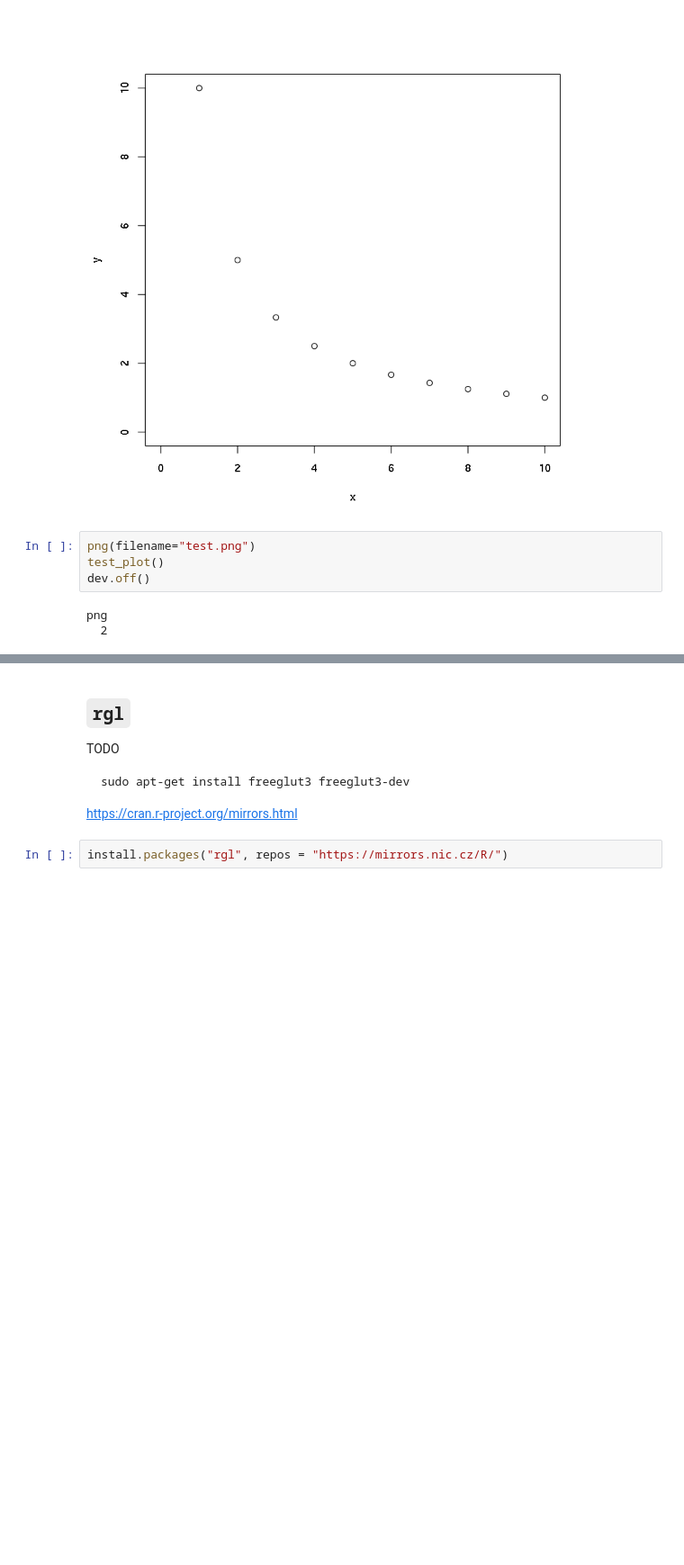
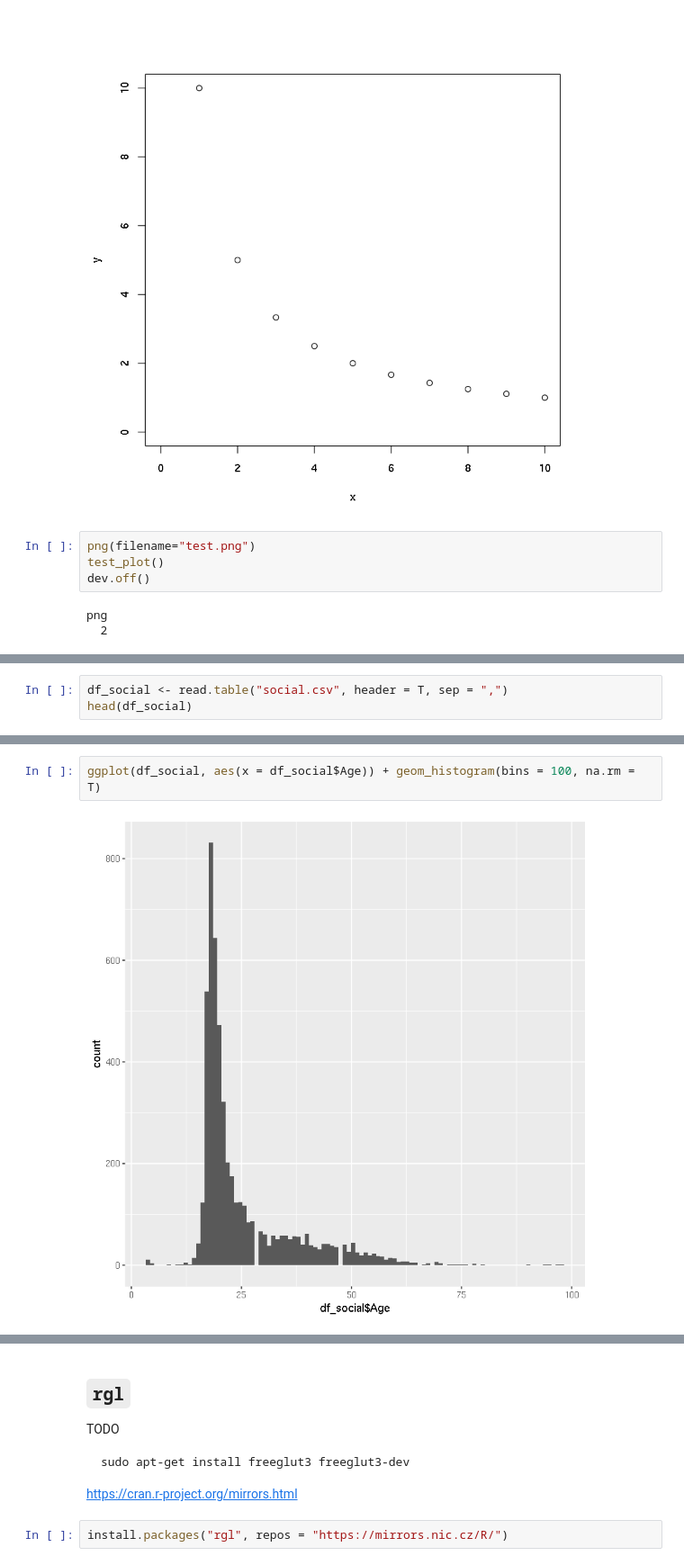
Before and after one commit to lich-uct/r_tutorial, a Jupyter notebook: 09/09.ipynb, the cells around one changed output, grey strips where cells are left out. Shown at 90% size. Drawn from its saved outputs; the diff is of its cells as text; blank space fills up the shorter version.

Commit message:
ukazky s ggplot v lekci 09

```diff
--- a/09/09.ipynb
+++ b/09/09.ipynb
@@ -153,0 +174,3 @@ TODO
+# %%
+df_social <- read.table("social.csv", header = T, sep = ",")
+head(df_social)
@@ -153,0 +185,4 @@ TODO
+# %%
+ggplot(df_social, aes(x = df_social$Age)) + geom_histogram(bins = 100, na.rm = T)
+# %% [output]
+[figure, added]
```
Also changed, not shown: parts of 26 cells of this notebook, 4 other files.
